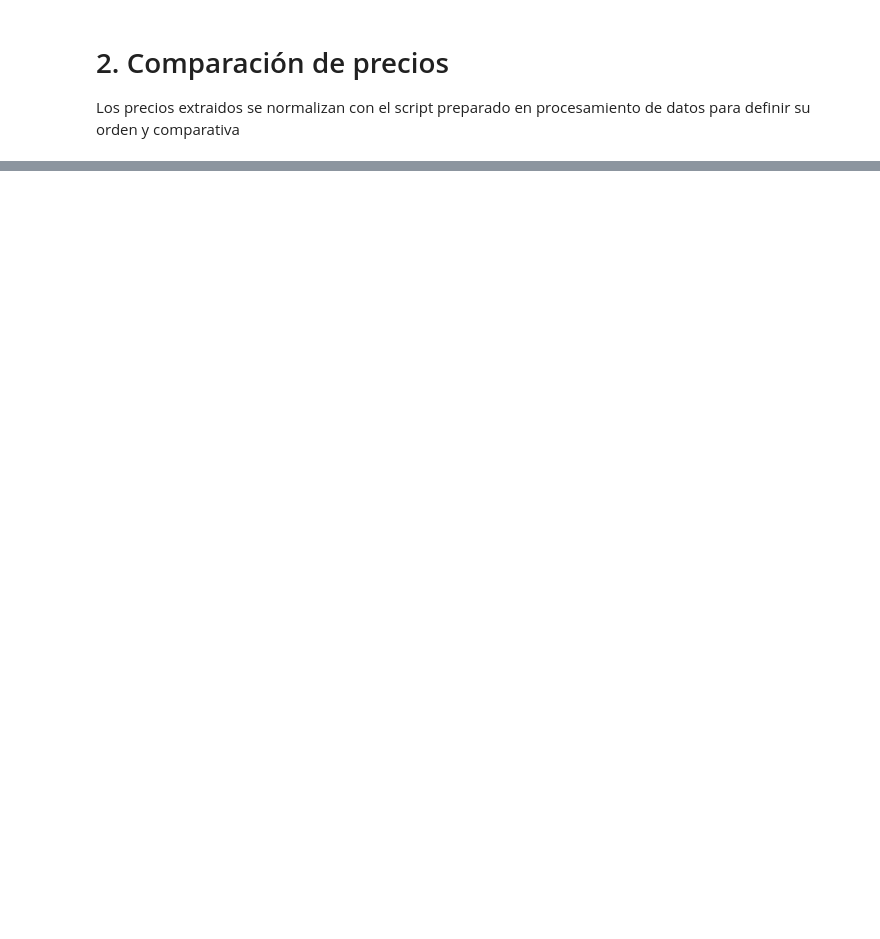
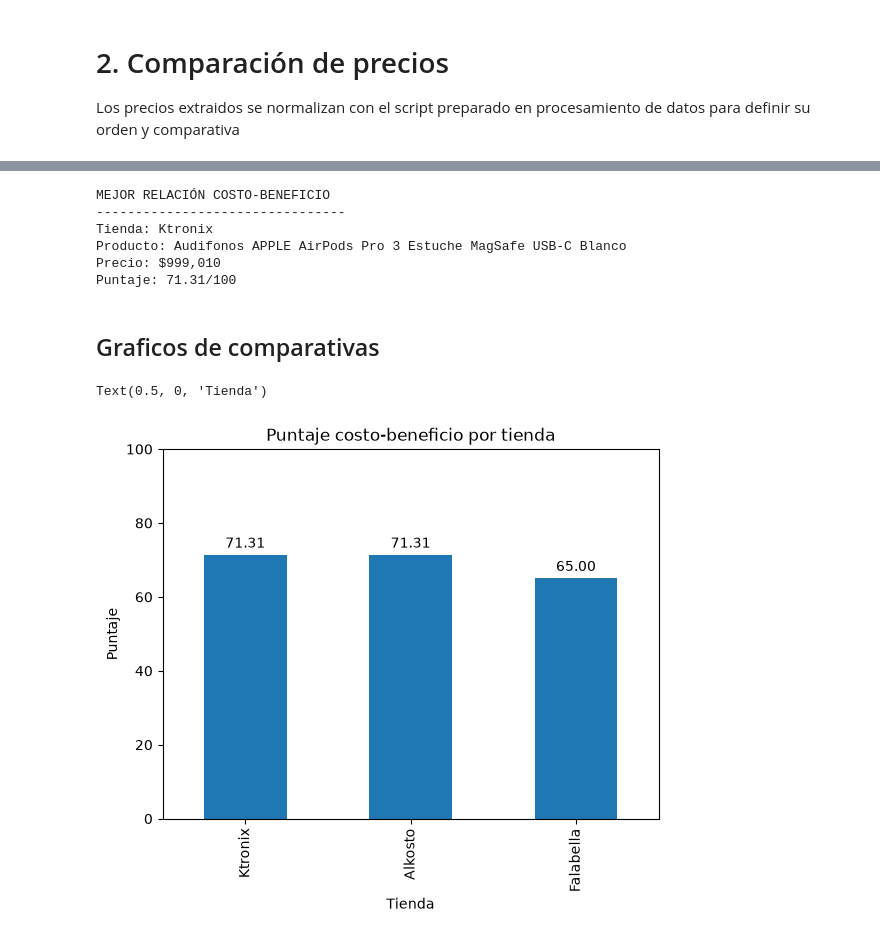
Before and after one commit to renezh64/AnalisisCompra, a Jupyter notebook: notebooks/AnalisisInformeProducto.ipynb, the cells around one changed output, grey strips where cells are left out. Saved outputs shown, nothing was run; the diff lists cells and outputs as text; code cells hidden in the pictures; blank space fills up the shorter version.

```diff
--- a/notebooks/AnalisisInformeProducto.ipynb
+++ b/notebooks/AnalisisInformeProducto.ipynb
@@ -167,0 +206,20 @@ Precio: $569,000
+# %%
+ranking = calcular_costo_beneficio(productos)
+
+datos_ranking = []
+
+for producto in ranking:
+
+    datos_ranking.append({
+        "Tienda": producto["tienda"],
+        "Producto": producto["nombre"],
+        "Precio": producto["precio"],
+        "Autonomía": producto["autonomia"],
+        "Cancelación de ruido": producto["cancelacion_ruido"],
+        "Resistencia al agua": producto["resistencia_agua"],
+        "Puntaje": producto["puntaje"]
+    })
+
+df_ranking = pd.DataFrame(datos_ranking)
+
+df_ranking
@@ -167,0 +231,43 @@ Precio: $569,000
+# %%
+# Con el resultado anterior sacamos el mejor costo-beneficio
+mejor = ranking[0]
+
+print("MEJOR RELACIÓN COSTO-BENEFICIO")
+print("--------------------------------")
+
+print("Tienda:", mejor["tienda"])
+print("Producto:", mejor["nombre"])
+print("Precio:", f"${mejor['precio']:,}")
+print("Puntaje:", f"{mejor['puntaje']}/100")
+# %% [output]
+MEJOR RELACIÓN COSTO-BENEFICIO
+--------------------------------
+Tienda: Ktronix
+Producto: Audifonos APPLE AirPods Pro 3 Estuche MagSafe USB-C Blanco
+Precio: $999,010
+Puntaje: 71.31/100
+# %% [markdown]
+## Graficos de comparativas
+# %%
+ax = df_ranking.plot(
+    x="Tienda",
+    y="Puntaje",
+    kind="bar",
+    legend=False,
+    title="Puntaje costo-beneficio por tienda",
+    ylim=(0, 100)
+)
+
+# Mostrar el puntaje encima de cada barra
+for contenedor in ax.containers:
+    ax.bar_label(
+        contenedor,
+        fmt="%.2f",
+        padding=3
+    )
+
+ax.set_ylabel("Puntaje")
+ax.set_xlabel("Tienda")
+# %% [output]
+Text(0.5, 0, 'Tienda')
+[figure, added]
```
Also changed, not shown: parts of 12 cells of this notebook, 3 other files.
